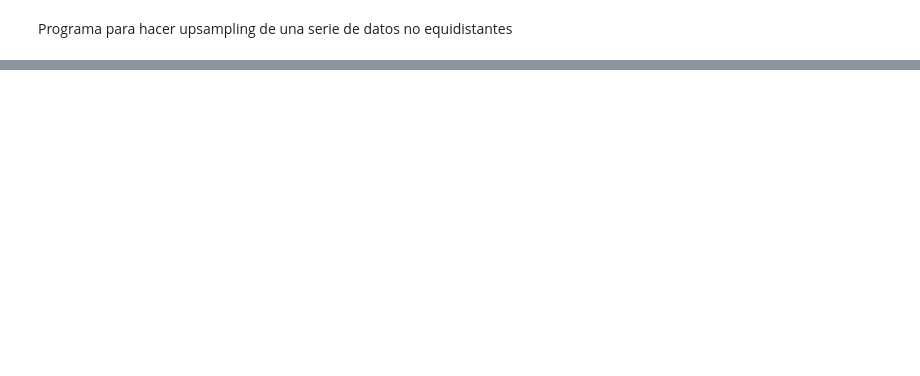
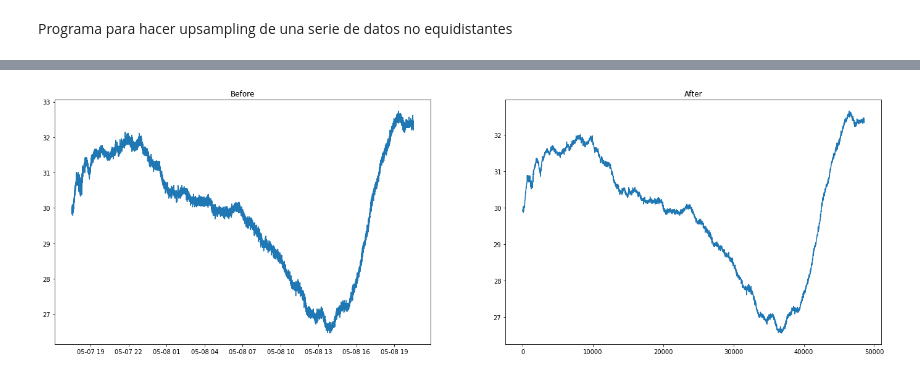
Before and after one commit to DisruptiveAngels/Resampling, a Jupyter notebook: Interpolate.ipynb, the cells around one changed output, grey strips where cells are left out. Drawn from its saved outputs; the diff is of its cells as text; code cells hidden in the pictures; blank space fills up the shorter version.

```diff
--- a/Interpolate.ipynb
+++ b/Interpolate.ipynb
@@ -40,0 +73,24 @@ plt.show()
+# %%
+# apply low-pass filter
+smooth_plots = []
+# First, design the Buterworth filter
+order  = 2   # Filter order
+Wn = 0.05 # Cutoff frequency
+B, A = signal.butter(order, Wn, output='ba')
+smooth_plots = signal.filtfilt(B, A, data_to_smooth)
+#smooth_plots = a_valores.apply(lambda row: signal.filtfilt(B, A, row))
+# %%
+# plot current state vs result
+fig = plt.figure(figsize=(24, 16))
+
+ax1 = fig.add_subplot(221)
+ax1.set_title("Before")
+ax1.plot(data_to_smooth)
+
+ax2 = fig.add_subplot(222)
+ax2.set_title("After")
+ax2.plot(smooth_plots)
+
+plt.show()
+# %% [output]
+[figure, added]
```
Also changed, not shown: parts of 14 cells of this notebook.
